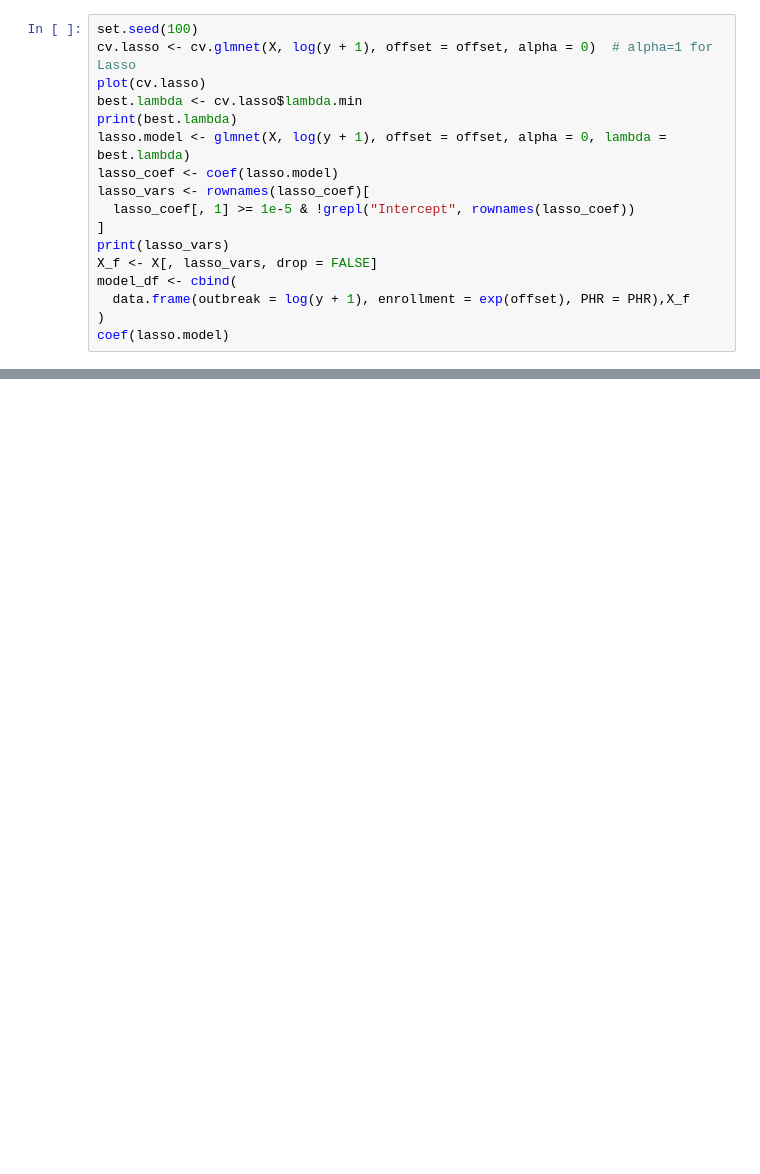
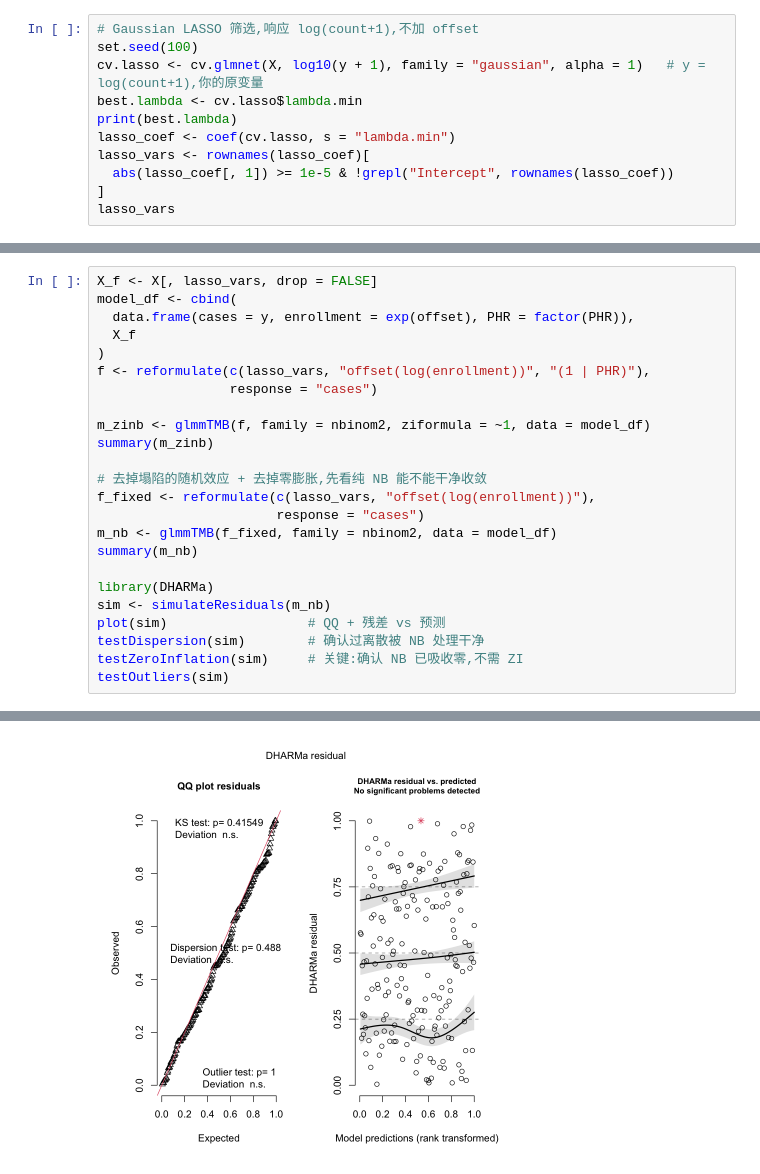
Before and after one commit to MuddORLab/Predicting-Measles-Outbreaks, a Jupyter notebook: 2026SP-stat/4automated_selection.ipynb, the cells around one changed output, grey strips where cells are left out. Drawn from its saved outputs; the diff is of its cells as text; blank space fills up the shorter version.

```diff
--- a/2026SP-stat/4automated_selection.ipynb
+++ b/2026SP-stat/4automated_selection.ipynb
@@ -154,18 +154,12 @@ A matrix: 187 x 31 of type dbl
 # %%
+# Gaussian LASSO 筛选,响应 log(count+1),不加 offset
 set.seed(100)
-cv.lasso <- cv.glmnet(X, log(y + 1), offset = offset, alpha = 0)  # alpha=1 for Lasso
-plot(cv.lasso)
+cv.lasso <- cv.glmnet(X, log10(y + 1), family = "gaussian", alpha = 1)   # y = log(count+1),你的原变量
 best.lambda <- cv.lasso$lambda.min
 print(best.lambda)
-lasso.model <- glmnet(X, log(y + 1), offset = offset, alpha = 0, lambda = best.lambda)
-lasso_coef <- coef(lasso.model)
+lasso_coef <- coef(cv.lasso, s = "lambda.min")
 lasso_vars <- rownames(lasso_coef)[
-  lasso_coef[, 1] >= 1e-5 & !grepl("Intercept", rownames(lasso_coef))
+  abs(lasso_coef[, 1]) >= 1e-5 & !grepl("Intercept", rownames(lasso_coef))
 ]
-print(lasso_vars)
-X_f <- X[, lasso_vars, drop = FALSE]
-model_df <- cbind(
-  data.frame(outbreak = log(y + 1), enrollment = exp(offset), PHR = PHR),X_f
-)
-coef(lasso.model)
+lasso_vars
 # %% [output]
@@ -830,0 +179,25 @@ In both:
+# %%
+X_f <- X[, lasso_vars, drop = FALSE]
+model_df <- cbind(
+  data.frame(cases = y, enrollment = exp(offset), PHR = factor(PHR)),
+  X_f
+)
+f <- reformulate(c(lasso_vars, "offset(log(enrollment))", "(1 | PHR)"),
+                 response = "cases")
+
+m_zinb <- glmmTMB(f, family = nbinom2, ziformula = ~1, data = model_df)
+summary(m_zinb)
+
+# 去掉塌陷的随机效应 + 去掉零膨胀,先看纯 NB 能不能干净收敛
+f_fixed <- reformulate(c(lasso_vars, "offset(log(enrollment))"),
+                       response = "cases")
+m_nb <- glmmTMB(f_fixed, family = nbinom2, data = model_df)
+summary(m_nb)
+
+library(DHARMa)
+sim <- simulateResiduals(m_nb)
+plot(sim)                  # QQ + 残差 vs 预测
+testDispersion(sim)        # 确认过离散被 NB 处理干净
+testZeroInflation(sim)     # 关键:确认 NB 已吸收零,不需 ZI
+testOutliers(sim)
+# %% [output]
@@ -830,0 +240 @@ In both:
+[figure, added]
```
Also changed, not shown: parts of 16 cells of this notebook, 5 other files.
